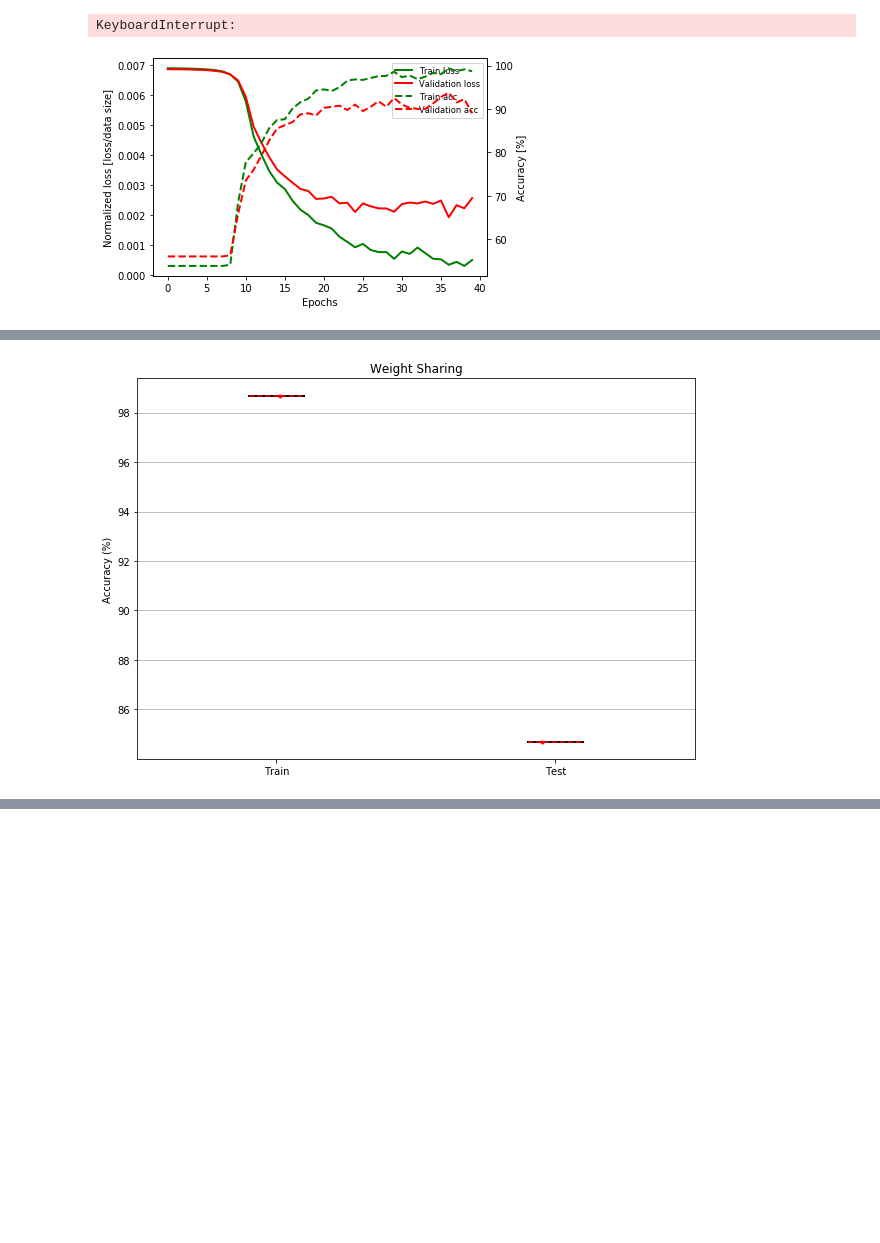
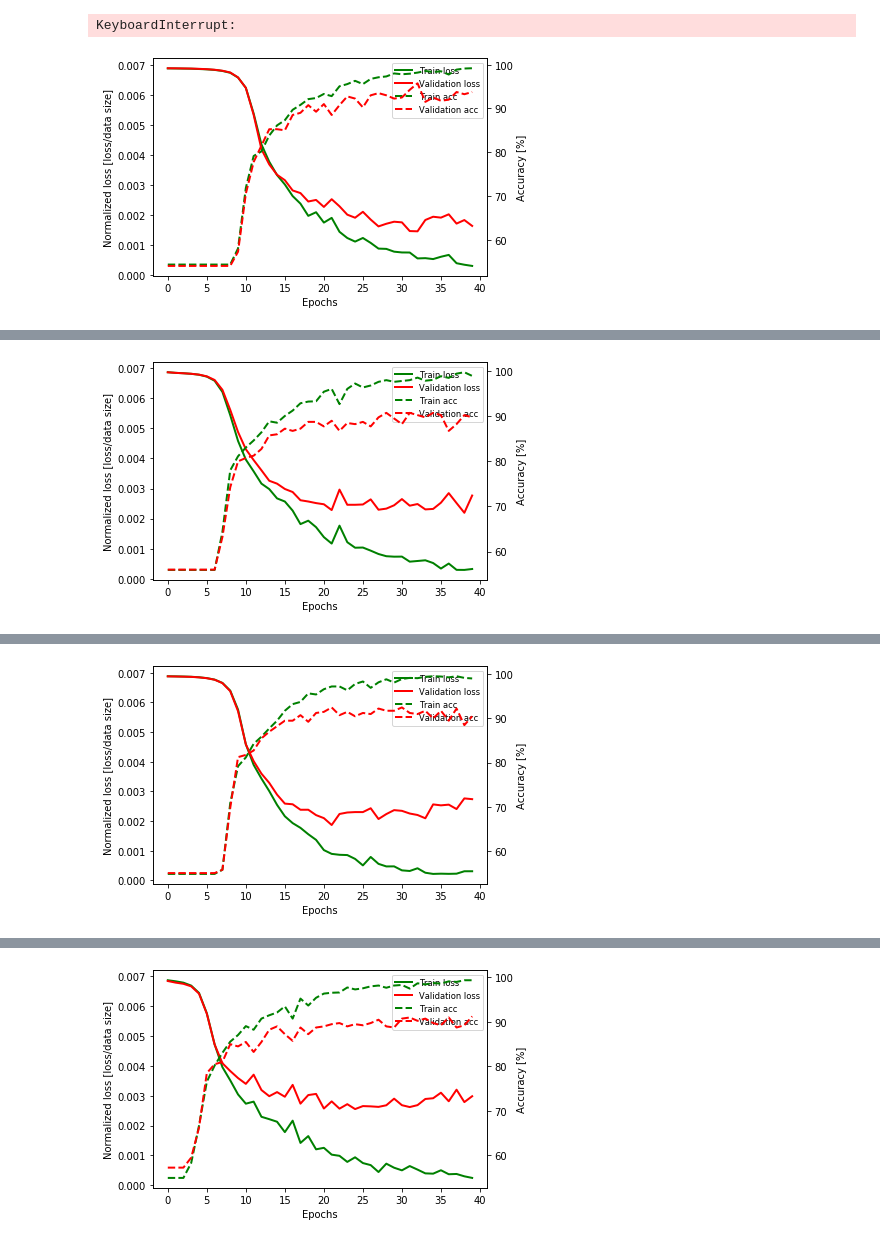
Before and after one commit to raphaelreis/EE559-DeepLearning-MiniProjects, a Jupyter notebook: Proj1/analysis/kernel_ws.ipynb, the cells around one changed output, grey strips where cells are left out. Saved outputs shown, nothing was run; the diff lists cells and outputs as text; code cells hidden in the pictures; blank space fills up the shorter version.

Commit message:
update all models and functions

```diff
--- a/Proj1/analysis/kernel_ws.ipynb
+++ b/Proj1/analysis/kernel_ws.ipynb
@@ -63,9 +63,9 @@ KeyboardInterrupt:
 
 seeds = [3, 4, 452, 2345, 1234, 2134, 12345, 12377, 56765, 567776, 234, 1234, 1324543, 1234 , 345, 213456, 21345] # random seeds
 
-train_results, test_losses, test_accuracies = evaluate_model(LeNet_sharing,train_Le_Net_Weight_Sharing, seeds, swap_channel=True, GPU=True)
+train_results, test_losses, test_accuracies = evaluate_model(LeNet_sharing,train_Le_Net_Weight_Sharing, seeds, rotate=False, translate=False, swap_channel=True, GPU=True)
 
 data = torch.stack([train_results[:,1,39], test_accuracies])  # group data for boxplot
 boxplot(data)
 # %% [output]
-[figure, old version]
+[figure, new version]
@@ -73 +73 @@ Seed 0 | Test Loss: 0.0045 | Test Accuracy: 84.70%
-[figure, old version]
+[figure, new version]
@@ -73,0 +75 @@ Seed 0 | Test Loss: 0.0045 | Test Accuracy: 84.70%
+[figure, added]
@@ -73,0 +77 @@ Seed 0 | Test Loss: 0.0045 | Test Accuracy: 84.70%
+[figure, added]
```
Also changed, not shown: parts of 1 cell of this notebook, 7 other files.
